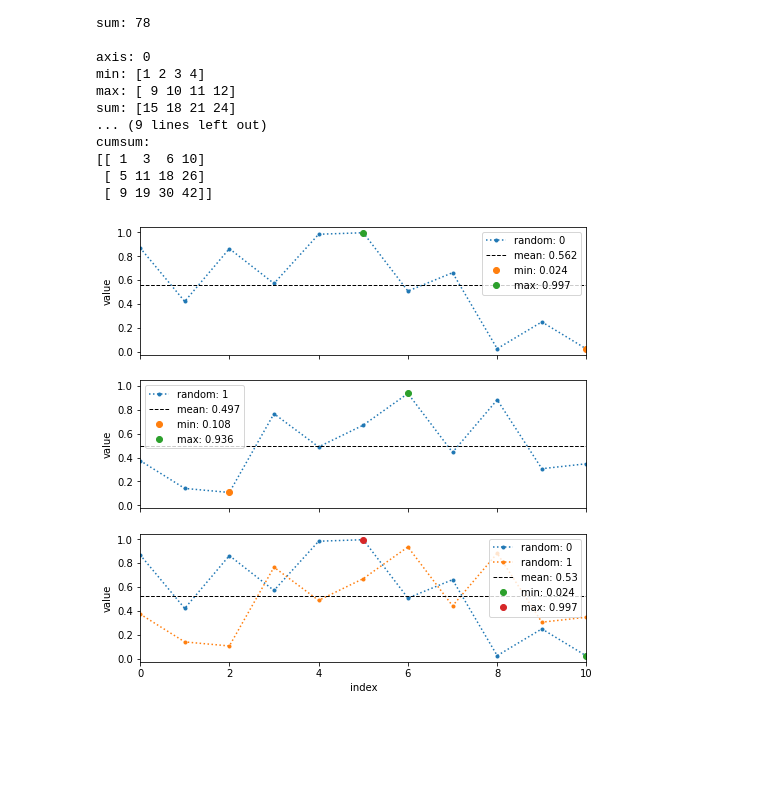
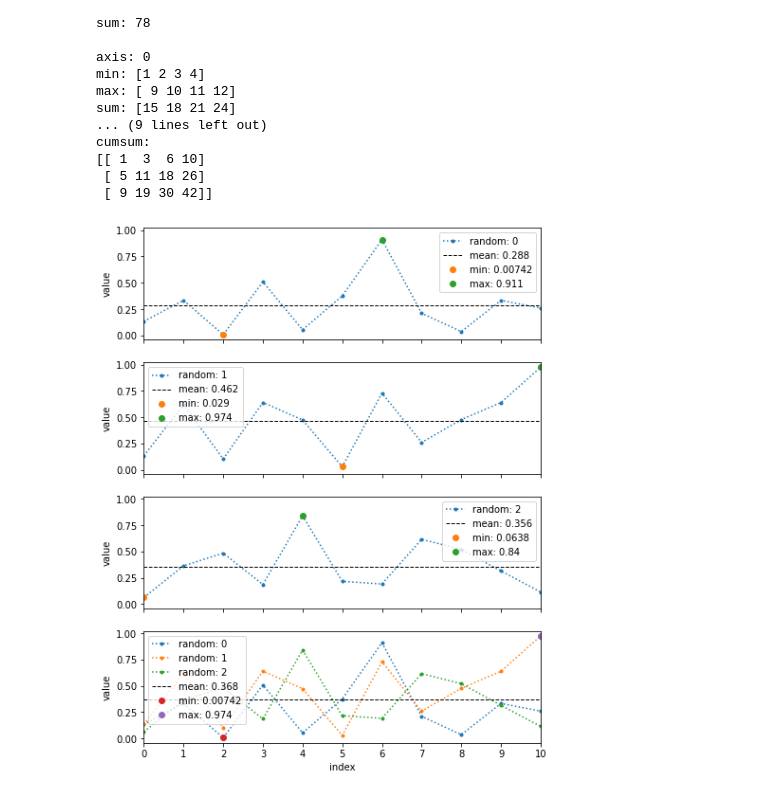
Before and after one commit to dmitry-s-danilov/numpy_quickstart, a Jupyter notebook: 04_5_basic_operations.ipynb, the cells around one changed output. Cells and saved outputs as stored; diff of their text form; code cells hidden in the pictures; blank space fills up the shorter version.

```diff
--- a/04_5_basic_operations.ipynb
+++ b/04_5_basic_operations.ipynb
@@ -63,46 +63,71 @@ cumsum:
  [ 9 19 30 42]]
 # %%
 # Create a 2d array of randoms.
-x = np.random.random((2, 11))
+x = np.random.random((3, 11))
 
 # Apply mean, min and max methods
 # to 2d array along axis-0 and
 # to the whole array.
 
-fig, ax = plt.subplots(nrows=x.shape[0] + 1, ncols=1,
-                       sharex=True, sharey=True)
+fig, ax = plt.subplots(
+    nrows=x.shape[0] + 1, ncols=1,
+    sharex=True, sharey=True
+)
 
 for i in range(x.shape[0]):
     ax[i].plot(x[i], '.:', label=f'random: {i}')
 
-    ax[i].plot([0, x.shape[1] - 1], [x[i].mean(), x[i].mean()],
-               '--', c='k', lw=1, label=f'mean: {x[i].mean():.3}')
-    ax[i].plot(x[i].argmin(), x[i].min(),
-               'o', label=f'min: {x[i].min():.3}')
-    ax[i].plot(x[i].argmax(), x[i].max(),
-               'o', label=f'max: {x[i].max():.3}')
+    ax[i].plot(
+        [0, x.shape[1] - 1], [x[i].mean(), x[i].mean()],
+        '--', c='k', lw=1,
+        label=f'mean: {x[i].mean():.3}'
+    )
+    ax[i].plot(
+        x[i].argmin(), x[i].min(),
+        'o',
+        label=f'min: {x[i].min():.3}'
+    )
+    ax[i].plot(
+        x[i].argmax(), x[i].max(),
+        'o',
+        label=f'max: {x[i].max():.3}'
+    )
 
     ax[i].set_ylabel('value')
     ax[i].legend()
 
 for i in range(x.shape[0]):
     ax[x.shape[0]].plot(x[i], '.:', label=f'random: {i}')
 
-ax[x.shape[0]].plot([0, x.shape[1] - 1], [x.mean(), x.mean()],
-                    '--', c='k', lw=1, label=f'mean: {x.mean():.3}')
-ax[x.shape[0]].plot(x.argmin() % x.shape[1], x.min(),
-                    'o', label=f'min: {x.min():.3}')
-ax[x.shape[0]].plot(x.argmax() % x.shape[1], x.max(),
-                    'o', label=f'max: {x.max():.3}')
+ax[x.shape[0]].plot(
+    [0, x.shape[1] - 1], [x.mean(), x.mean()],
+    '--', c='k', lw=1,
+    label=f'mean: {x.mean():.3}'
+)
+ax[x.shape[0]].plot(
+    x.argmin() % x.shape[1], x.min(),
+    'o',
+    label=f'min: {x.min():.3}'
+)
+ax[x.shape[0]].plot(
+    x.argmax() % x.shape[1], x.max(),
+    'o',
+    label=f'max: {x.max():.3}'
+)
 
 ax[x.shape[0]].set_xlabel('index')
 ax[x.shape[0]].set_ylabel('value')
 ax[x.shape[0]].legend()
 
 plt.xlim(0, x.shape[1] - 1)
+plt.xticks(np.arange(x.shape[1]))
 
-fig.set_size_inches((8, 8))
+fig.set_size_inches(
+    2.5 * np.array(
+        (3, (x.shape[0] + 1))
+    )
+)
 
 plt.show()
 # %% [output]
-[figure, old version]
+[figure, new version]
```
Also changed, not shown: 1 other file.
